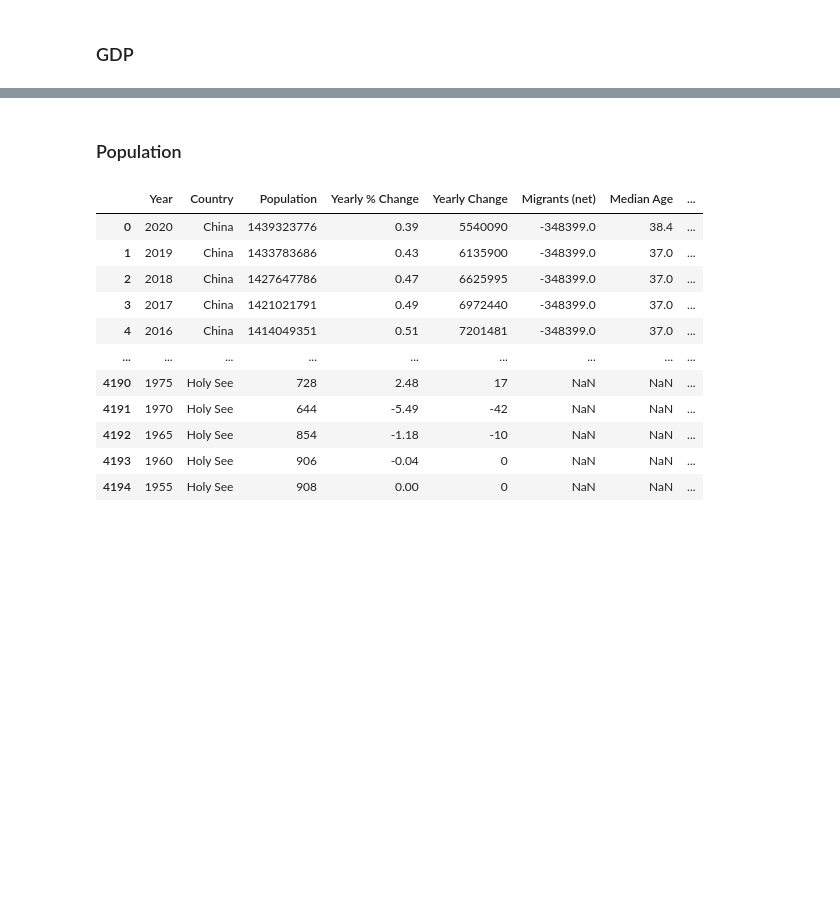
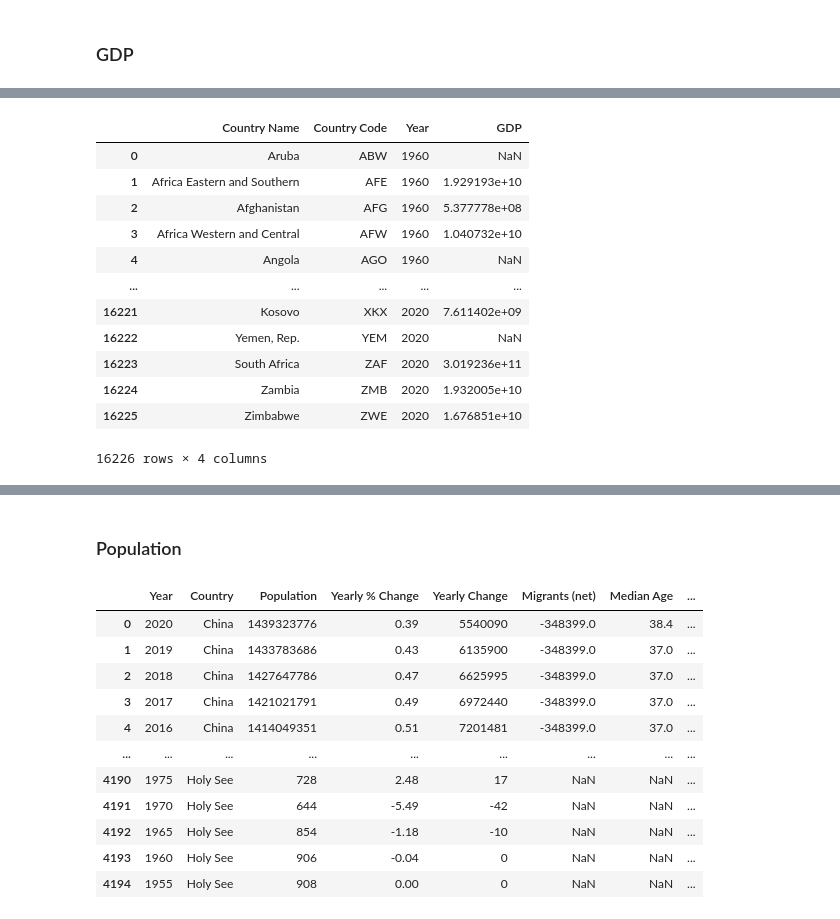
Before and after one commit to alysiawon/Final-Project, a Jupyter notebook: Data/country.ipynb, the cells around one changed output, grey strips where cells are left out. Drawn from its saved outputs; the diff is of its cells as text; code cells hidden in the pictures; blank space fills up the shorter version.

```diff
--- a/Data/country.ipynb
+++ b/Data/country.ipynb
@@ -45,0 +27,7 @@ gdp_df.reindex(['Year', 'Country','Code','GDP'], axis=1)
+# %%
+# Drop Columns
+gdp_df.drop(["Indicator Name","Indicator Code"], axis=1, inplace=True)
+# %%
+#Transpose Data
+gdp_df = pd.melt(gdp_df, id_vars=["Country Name", "Country Code"],
+                  var_name="Year", value_name="Value")
@@ -45,0 +37,18 @@ gdp_df.reindex(['Year', 'Country','Code','GDP'], axis=1)
+# %%
+# Rename Headers
+gdp_df = gdp_df.rename(columns={"Value": "GDP"})
+gdp_df
+# %% [output]
+|  | Country Name | Country Code | Year | GDP |
+| 0 | Aruba | ABW | 1960 | NaN |
+| 1 | Africa Eastern and Southern | AFE | 1960 | 1.929193e+10 |
+| 2 | Afghanistan | AFG | 1960 | 5.377778e+08 |
+| 3 | Africa Western and Central | AFW | 1960 | 1.040732e+10 |
+| 4 | Angola | AGO | 1960 | NaN |
+| ... | ... | ... | ... | ... |
+| 16221 | Kosovo | XKX | 2020 | 7.611402e+09 |
+| 16222 | Yemen, Rep. | YEM | 2020 | NaN |
+| 16223 | South Africa | ZAF | 2020 | 3.019236e+11 |
+| 16224 | Zambia | ZMB | 2020 | 1.932005e+10 |
+| 16225 | Zimbabwe | ZWE | 2020 | 1.676851e+10 |
+16226 rows × 4 columns
```
Also changed, not shown: parts of 10 cells of this notebook, 6 other files.
